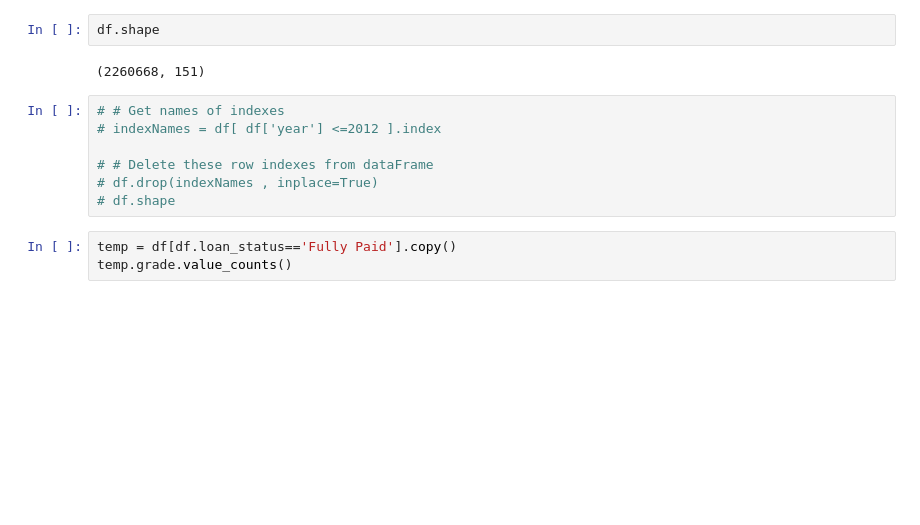
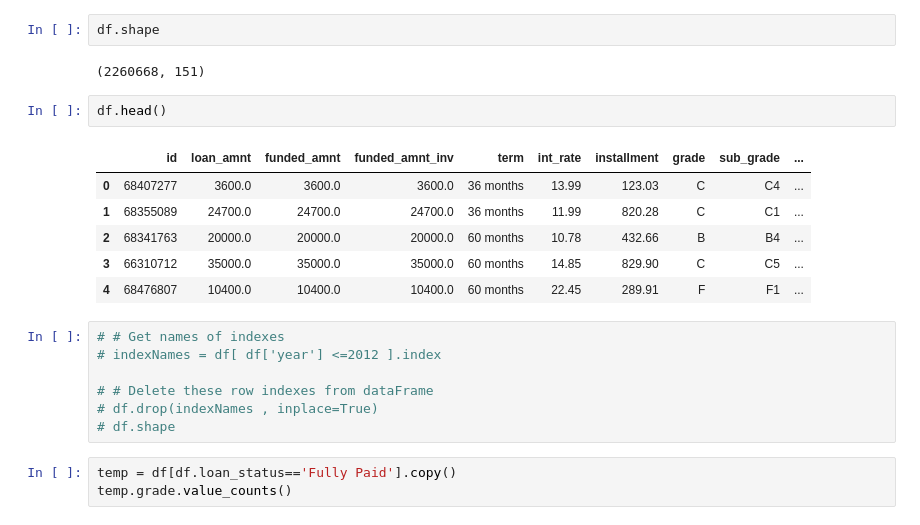
Before and after one commit to GarrettSikes/Lending_Club_Capstone, a Jupyter notebook: Garrett/EDA_GarrettSikes.ipynb, the cells around one changed output. Saved outputs shown, nothing was run; the diff lists cells and outputs as text; blank space fills up the shorter version.

```diff
--- a/Garrett/EDA_GarrettSikes.ipynb
+++ b/Garrett/EDA_GarrettSikes.ipynb
@@ -32,6 +32,15 @@ df['year']=df.issue_d.map(lambda x:int(x.split('-')[-1]))
 df.shape
 # %% [output]
 (2260668, 151)
+# %%
+df.head()
+# %% [output]
+|  | id | loan_amnt | funded_amnt | funded_amnt_inv | term | int_rate | installment | grade | sub_grade | ... |
+| 0 | 68407277 | 3600.0 | 3600.0 | 3600.0 | 36 months | 13.99 | 123.03 | C | C4 | ... |
+| 1 | 68355089 | 24700.0 | 24700.0 | 24700.0 | 36 months | 11.99 | 820.28 | C | C1 | ... |
+| 2 | 68341763 | 20000.0 | 20000.0 | 20000.0 | 60 months | 10.78 | 432.66 | B | B4 | ... |
+| 3 | 66310712 | 35000.0 | 35000.0 | 35000.0 | 60 months | 14.85 | 829.90 | C | C5 | ... |
+| 4 | 68476807 | 10400.0 | 10400.0 | 10400.0 | 60 months | 22.45 | 289.91 | F | F1 | ... |
 # %%
 # # Get names of indexes
 # indexNames = df[ df['year'] <=2012 ].index
```
Also changed, not shown: 2 other files.
